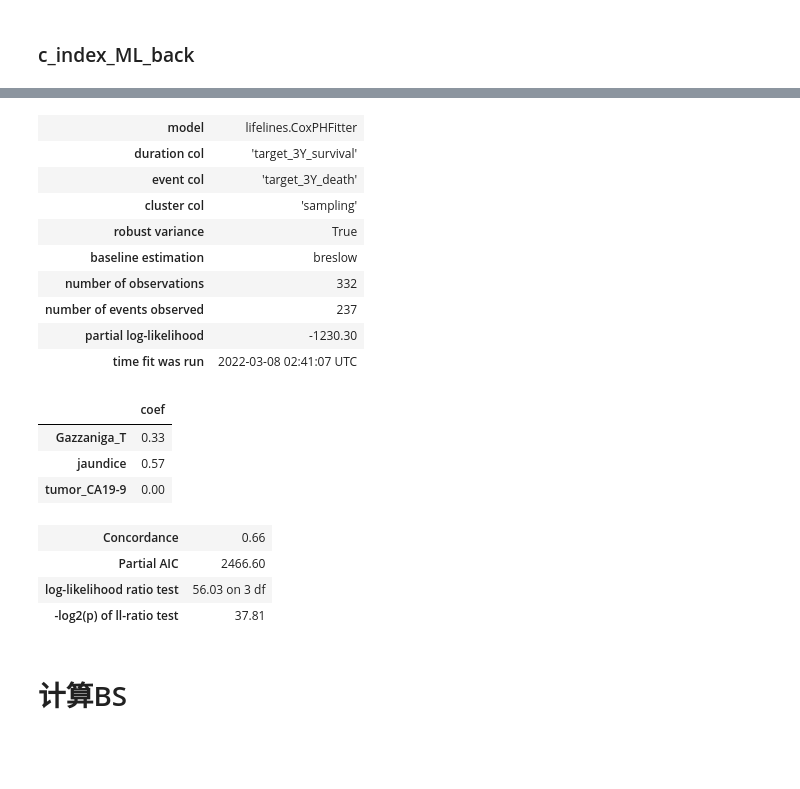
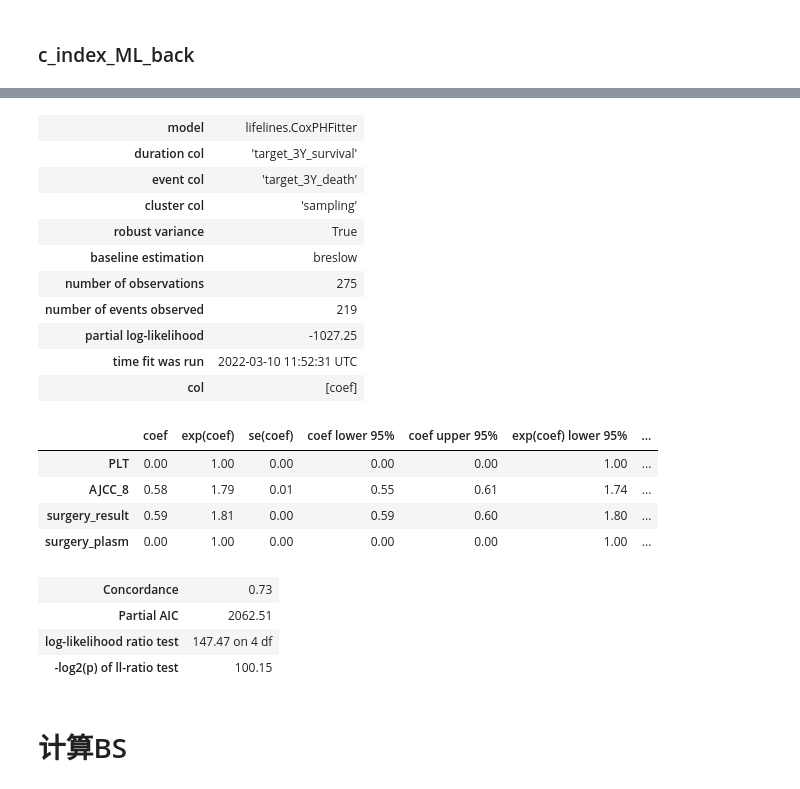
Before and after one commit to yuyongsheng1990/HCCA_dongfang_hospital, a Jupyter notebook: reimplementation.ipynb, the cells around one changed output, grey strips where cells are left out. Cells and saved outputs as stored; diff of their text form; code cells hidden in the pictures; blank space fills up the shorter version.

```diff
--- a/reimplementation.ipynb
+++ b/reimplementation.ipynb
@@ -912,9 +938,9 @@ for i in df_model_cox_all.columns:
 # %%
 # 删除数据缺失超过30%的重要变量，否则变量数超过数据量，cox无法运行
-missing_col=['height','weight','BMI','tumor_CA125','GT','ALP','tumor_size']
+missing_col=['blood_type','height','weight','tumor_CA125','BMI','GT','ALP']
 df_model_cox_all=df_model_cox_all.drop(missing_col,axis=1)
 # 删除损害收敛性的变量
-df_model_cox_all=df_model_cox_all.drop(['gene_mutation', 'HCVAb','LC','sampling'],axis=1)
+df_model_cox_all=df_model_cox_all.drop(['HCVAb'],axis=1)
 # %% [markdown]
 ### dataset for cox-all
 # %%
@@ -991,10 +1026,9 @@ for i in df_model_cox_ML.columns:
 每列缺失率: target_3Y_survival 0.00%
 # %%
 # 删除数据缺失超过30%的重要变量，否则变量数超过数据量，cox无法运行
-missing_col=['height','weight','BMI','tumor_CA125','tumor_size']
+missing_col=['height','weight','BMI','tumor_CA125']
 df_model_cox_ML=df_model_cox_ML.drop(missing_col,axis=1)
 # 删除损害收敛性的变量
-df_model_cox_ML=df_model_cox_ML.drop(['sampling'],axis=1)
 # %% [markdown]
 ### dataset for cox-ML
 # %%
@@ -1031,8 +1067,9 @@ Convergence success after 5 iterations.
 # %% [markdown]
 ## SPSS：backward筛选的变量
 # %%
-col_backward=['Gazzaniga_T','endocrine_disease','biliary_disease','TB','tumor_CA19-9','DB']
-# col_backward.insert(0,'sampling')
+col_backward=['jaundice','AJCC_8','surgery_result','gene_mutation','cardio_disease','smoke','LC','Bismuth_C','tumor_CA199',
+            'DB','tumor_AFP','tumor_size']
+col_backward.insert(0,'sampling')
 col_backward.extend(['target_3Y_death','target_3Y_survival'])
 # %%
 df_model_cox_back=df_model_relate[col_backward]
@@ -1091,7 +1137,7 @@ Convergence success after 5 iterations.
 ## ML+SPSS筛选的变量
 # %%
 # 人工设定3个
-col_ML_back=['Gazzaniga_T','jaundice','tumor_CA19-9']
+col_ML_back=['PLT','AJCC_8','surgery_result','surgery_plasm']
 col_ML_back.insert(0,'sampling')
 col_ML_back.extend(['target_3Y_death','target_3Y_survival'])
 # %%
@@ -1150,24 +1197,26 @@ Convergence success after 5 iterations.
 # %%
-cph.print_summary(columns=['coef'])
+cph.print_summary(col=['coef'])
 # %% [output]
 | model | lifelines.CoxPHFitter |
 | duration col | 'target_3Y_survival' |
 | event col | 'target_3Y_death' |
 | cluster col | 'sampling' |
 | robust variance | True |
 | baseline estimation | breslow |
-| number of observations | 332 |
-| number of events observed | 237 |
-| partial log-likelihood | -1230.30 |
-| time fit was run | 2022-03-08 02:41:07 UTC |
+| number of observations | 275 |
+| number of events observed | 219 |
+| partial log-likelihood | -1027.25 |
+| time fit was run | 2022-03-10 11:52:31 UTC |
+| col | [coef] |
-|  | coef |
-| Gazzaniga_T | 0.33 |
-| jaundice | 0.57 |
-| tumor_CA19-9 | 0.00 |
+|  | coef | exp(coef) | se(coef) | coef lower 95% | coef upper 95% | exp(coef) lower 95% | ... |
+| PLT | 0.00 | 1.00 | 0.00 | 0.00 | 0.00 | 1.00 | ... |
+| AJCC_8 | 0.58 | 1.79 | 0.01 | 0.55 | 0.61 | 1.74 | ... |
+| surgery_result | 0.59 | 1.81 | 0.00 | 0.59 | 0.60 | 1.80 | ... |
+| surgery_plasm | 0.00 | 1.00 | 0.00 | 0.00 | 0.00 | 1.00 | ... |
-| Concordance | 0.66 |
-| Partial AIC | 2466.60 |
-| log-likelihood ratio test | 56.03 on 3 df |
-| -log2(p) of ll-ratio test | 37.81 |
+| Concordance | 0.73 |
+| Partial AIC | 2062.51 |
+| log-likelihood ratio test | 147.47 on 4 df |
+| -log2(p) of ll-ratio test | 100.15 |
 # %% [markdown]
 # 计算BS
 # %%
```
Also changed, not shown: parts of 83 cells of this notebook.
